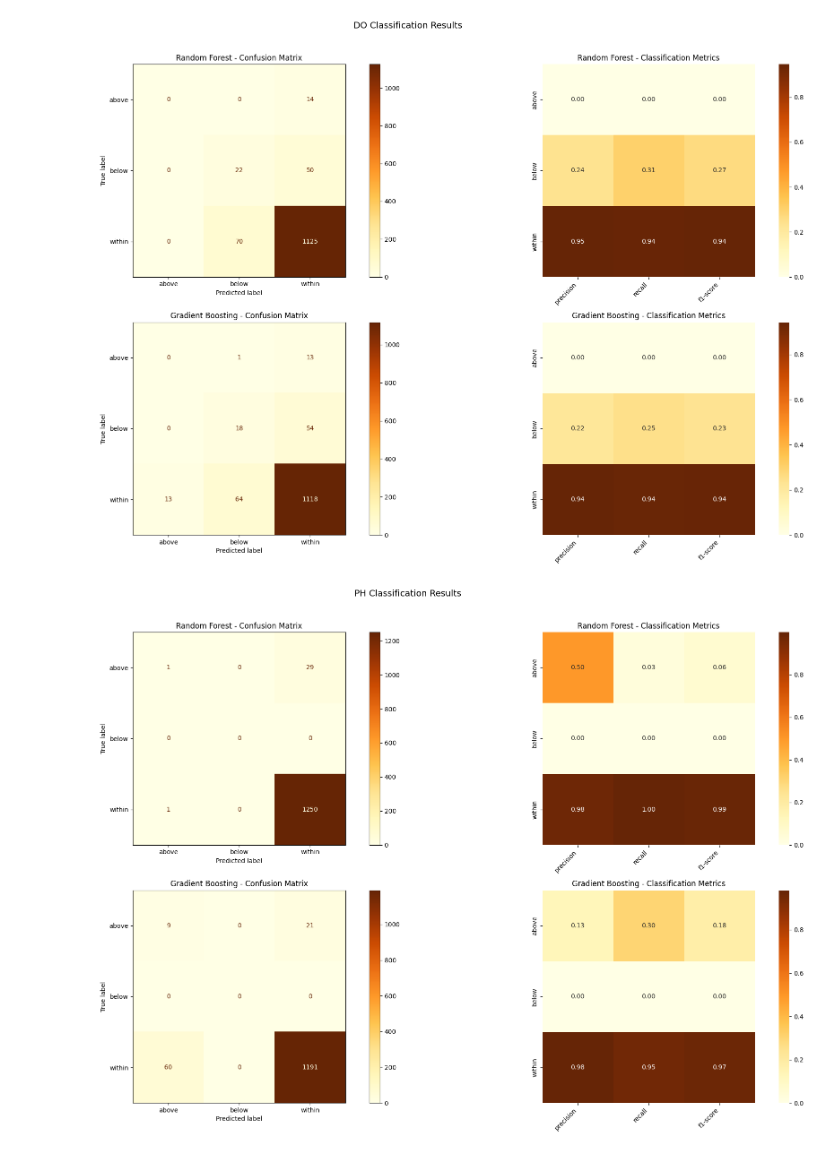
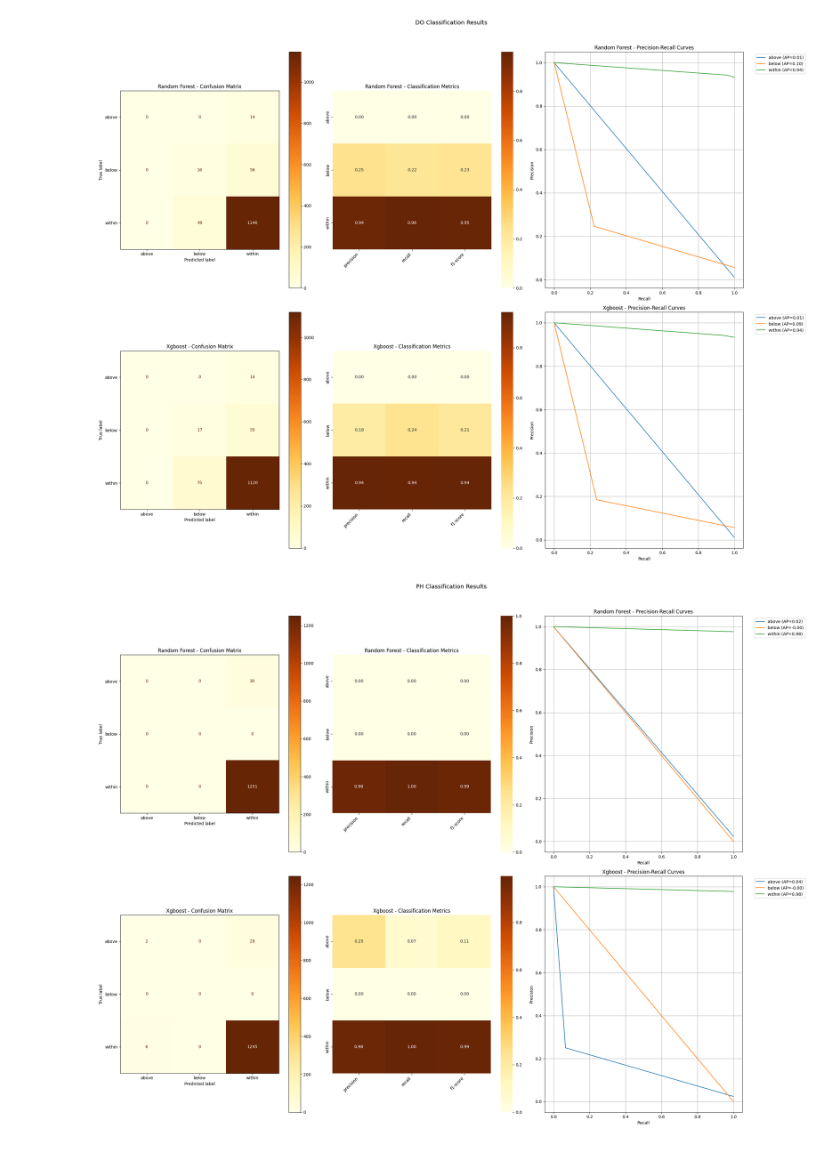
Before and after one commit to fish-welfare-initiative/fwi-predict, a Jupyter notebook: notebooks/19 check_jun_dec_performance.ipynb, the cells around one changed output. Drawn from its saved outputs; the diff is of its cells as text; code cells hidden in the pictures.

```diff
--- a/notebooks/19 check_jun_dec_performance.ipynb
+++ b/notebooks/19 check_jun_dec_performance.ipynb
@@ -36,23 +41,18 @@ jun_dec_samples = jun_dec_samples.drop(columns=['morning', 'time_of_day'])
 # %%
 combined = jun_dec_samples.merge(jun_dec_results.drop(columns=['sample_dt', 'pond_id']), on='sample_idx')
 # %%
-import matplotlib.pyplot as plt
-import seaborn as sns
-import numpy as np
-from sklearn.metrics import confusion_matrix, classification_report, ConfusionMatrixDisplay
-
 # Set up figure size and style
 plt.style.use('default')
 yellow_brick_colors = ['#E6B89C', '#EAD2AC', '#9CAFB7']
 
 # Parameters to evaluate
 params = ['do', 'ph', 'ammonia', 'turbidity']
-models = ['random_forest', 'gradient_boosting']
+models = ['random_forest', 'xgboost']
 
 for param in params:
-    # Create figure with a 2x2 grid - models in rows, metrics in columns
-    fig = plt.figure(figsize=(20, 12))
-    gs = fig.add_gridspec(2, 2, height_ratios=[1, 1], width_ratios=[1, 1])
+    # Create figure with a 3x3 grid - models in rows, metrics in columns
+    fig = plt.figure(figsize=(24, 18))
+    gs = fig.add_gridspec(len(models), 3, height_ratios=[1] * len(models), width_ratios=[1, 1, 1])
 
     fig.suptitle(f'{param.upper()} Classification Results', fontsize=14, y=1.02)
 
@@ -61,35 +61,54 @@ for param in params:
 
     # Plot results for each model
     for idx, model in enumerate(models):
         y_pred = combined[f'{param}_in_range_pred_{model}']
         compare_idx = y_true.notna() & y_pred.notna()
 
-        # Confusion Matrix (left column)
+        # Confusion Matrix (first column)
         ax_cm = fig.add_subplot(gs[idx, 0])
         cm = confusion_matrix(y_true[compare_idx], y_pred[compare_idx], labels=['above', 'below', 'within'])
         disp = ConfusionMatrixDisplay(confusion_matrix=cm, display_labels=['above', 'below', 'within'])
         disp.plot(ax=ax_cm, values_format='d', cmap=sns.color_palette("YlOrBr", as_cmap=True))
         ax_cm.set_title(f'{model.replace("_", " ").title()} - Confusion Matrix')
 
-        # Classification Report (right column)
+        # Classification Report (middle column)
         ax_metrics = fig.add_subplot(gs[idx, 1])
         report = classification_report(y_true[compare_idx], y_pred[compare_idx],
                                     output_dict=True, labels=['above', 'below', 'within'])
 
         # Convert classification report to matrix for heatmap
         metrics = ['precision', 'recall', 'f1-score']
         classes = ['above', 'below', 'within']
         report_matrix = np.array([[report[class_name][metric] for metric in metrics] for class_name in classes])
 
         # Create heatmap of classification report
         sns.heatmap(report_matrix, annot=True, fmt='.2f',
-                    cmap='YlOrBr', xticklabels=metrics, yticklabels=classes, ax=ax_metrics,
+                    cmap='YlOrBr', xticklabels=metrics,
+                    yticklabels=classes, ax=ax_metrics,
                     square=True)
         ax_metrics.set_title(f'{model.replace("_", " ").title()} - Classification Metrics')
         ax_metrics.set_xticklabels(ax_metrics.get_xticklabels(), rotation=45, ha='right')
 
+        # Precision-Recall curves (third column)
+        ax_pr = fig.add_subplot(gs[idx, 2])
+        y_true_bin = label_binarize(y_true[compare_idx], classes=['above', 'below', 'within'])
+        y_pred_bin = label_binarize(y_pred[compare_idx], classes=['above', 'below', 'within'])
+
+        for i, class_name in enumerate(classes):
+            precision, recall, _ = precision_recall_curve(y_true_bin[:, i], y_pred_bin[:, i])
+            avg_precision = average_precision_score(y_true_bin[:, i], y_pred_bin[:, i])
+
+            ax_pr.plot(recall, precision,
+                      label=f'{class_name} (AP={avg_precision:.2f})')
+
+        ax_pr.set_xlabel('Recall')
+        ax_pr.set_ylabel('Precision')
+        ax_pr.set_title(f'{model.replace("_", " ").title()} - Precision-Recall Curves')
+        ax_pr.grid(True)
+        ax_pr.legend(bbox_to_anchor=(1.05, 1), loc='upper left')
+
     plt.tight_layout()
     plt.show()
 # %% [output]
-[figure, old version]
+[figure, new version]
-[figure, old version]
+[figure, new version]
```
Also changed, not shown: parts of 2 cells of this notebook, 38 other files.
